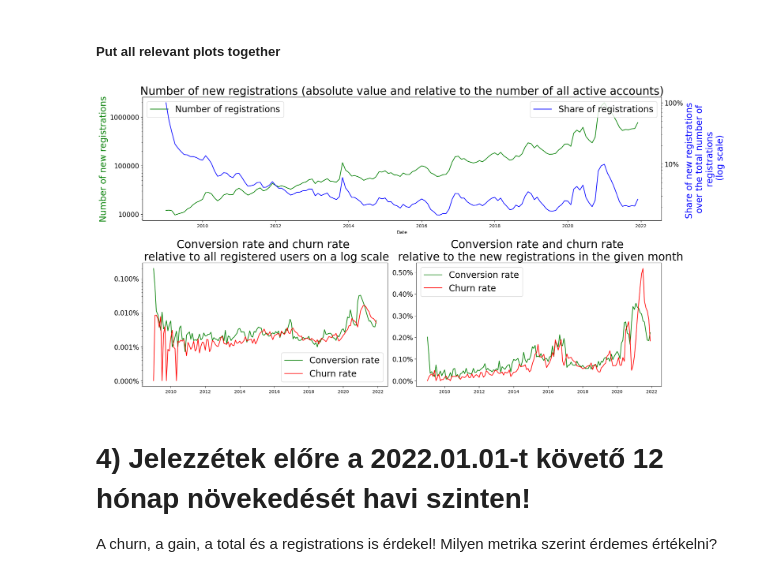
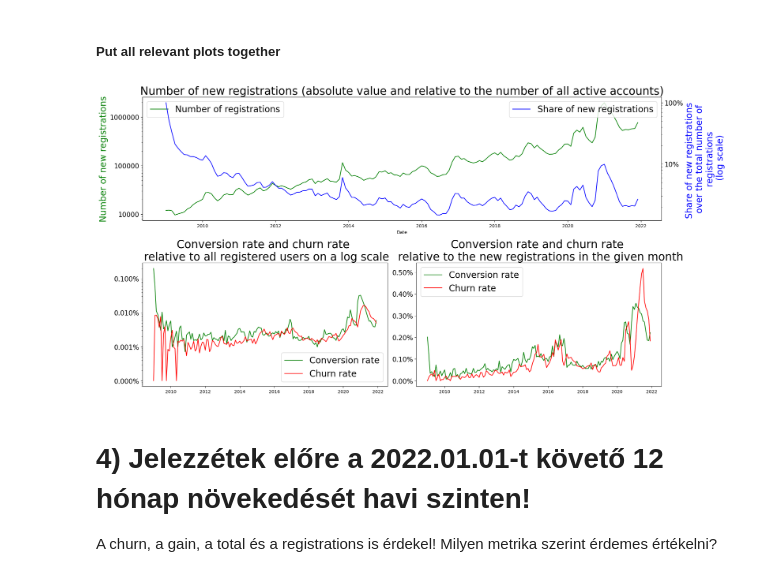
Before and after one commit to DanielBarabas/rajk-ml-course-barab, a Jupyter notebook: homeworks/BD_hw.ipynb, the cells around one changed output. Saved outputs shown, nothing was run; the diff lists cells and outputs as text; code cells hidden in the pictures.

```diff
--- a/homeworks/BD_hw.ipynb
+++ b/homeworks/BD_hw.ipynb
@@ -178,37 +178,37 @@ plt.yticks(fontsize = 15)
 plt.legend(fontsize = 20)
 ax1.yaxis.set_major_formatter(FormatStrFormatter('%1.0f'))
 ax2 = ax1.twinx()
-ax2.plot(data["date"],data["reg_rate_per_user"], color = "blue", label = "Share of registrations")
+ax2.plot(data["date"],data["reg_rate_per_user"], color = "blue", label = "Share of new registrations")
 ax2.set_ylabel("Share of new registrations \n over the total number of \n registrations \n (log scale)",color = "blue",fontsize = 20)
 ax2.set_yscale('log')
 ax2.yaxis.set_major_formatter(FuncFormatter(lambda y, _: '{:.0%}'.format(y)))
 plt.yticks(fontsize = 15)
 plt.legend(fontsize = 20)
 
 ax3 = plt.subplot(2,2,3)
 ax3.plot(data["date"],data["conv_rate_per_user"],color = "green",label = "Conversion rate")
 ax3.plot(data["date"],data["churn_rate_per_user_1"], color = "red",label = "Churn rate")
 ax3.set_yscale('log')
 #ax3.yaxis.set_major_formatter(FormatStrFormatter('%1.6f'))
 ax3.set_title("Conversion rate and churn rate \n relative to all registered users on a log scale",fontsize = 25)
 ax3.yaxis.set_major_formatter(FuncFormatter(lambda y, _: '{:.3%}'.format(y)))
 plt.legend(fontsize = 20)
 plt.yticks(fontsize = 15)
 
 ax4 = plt.subplot(2,2,4)
 ax4.plot(data["date"],data["conv_rate_per_reg"],color = "green",label = "Conversion rate")
 ax4.plot(data["date"],data["churn_rate_per_reg"], color = "red",label = "Churn rate")
 #ax4.set_yscale('log')
 #ax4.yaxis.set_major_formatter(FormatStrFormatter('%1.6f'))
 ax4.set_title("Conversion rate and churn rate \n relative to the new registrations in the given month",fontsize = 25)
 ax4.yaxis.set_major_formatter(FuncFormatter(lambda y, _: '{:.2%}'.format(y)))
 plt.yticks(fontsize = 15)
 plt.legend(fontsize = 20)
 # Displaying the plot
 plt.tight_layout()
 plt.show()
 # %% [output]
-[figure, old version]
+[figure, new version]
 # %% [markdown]
 # 4) Jelezzétek előre a 2022.01.01-t követő 12 hónap növekedését havi szinten!
 A churn, a gain, a total és a registrations is érdekel!
```
Also changed, not shown: parts of 11 cells of this notebook.
